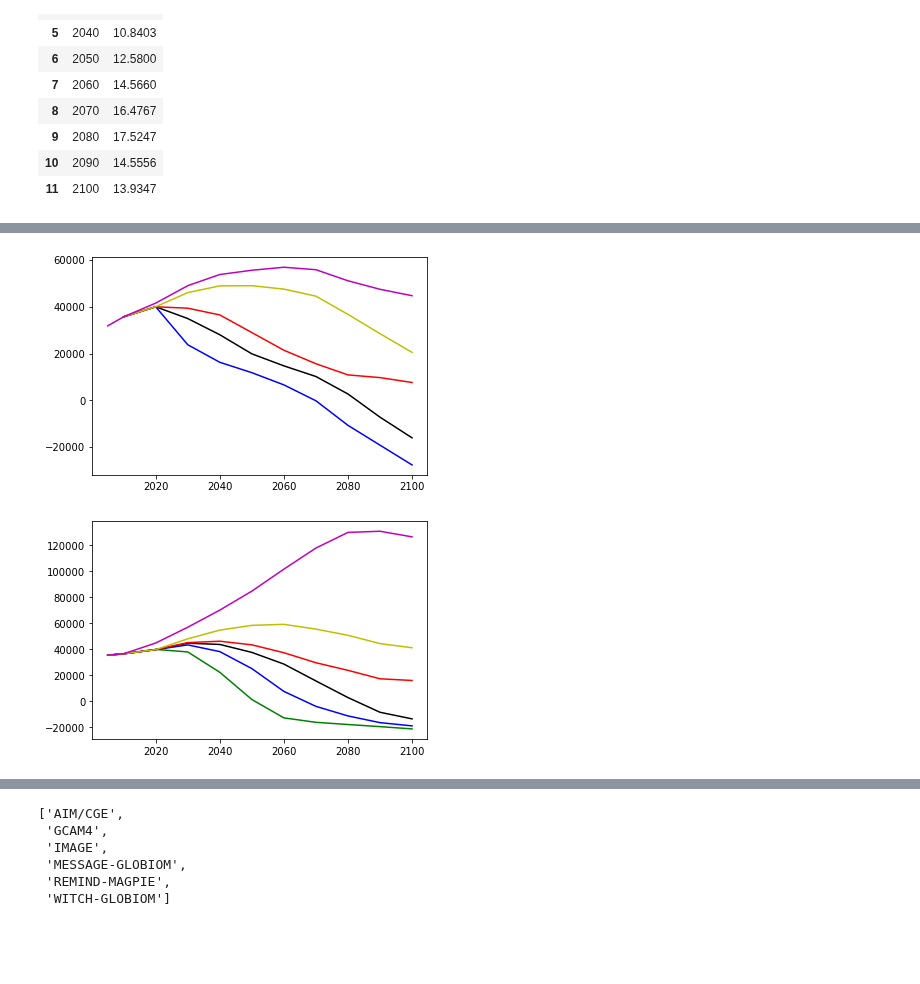
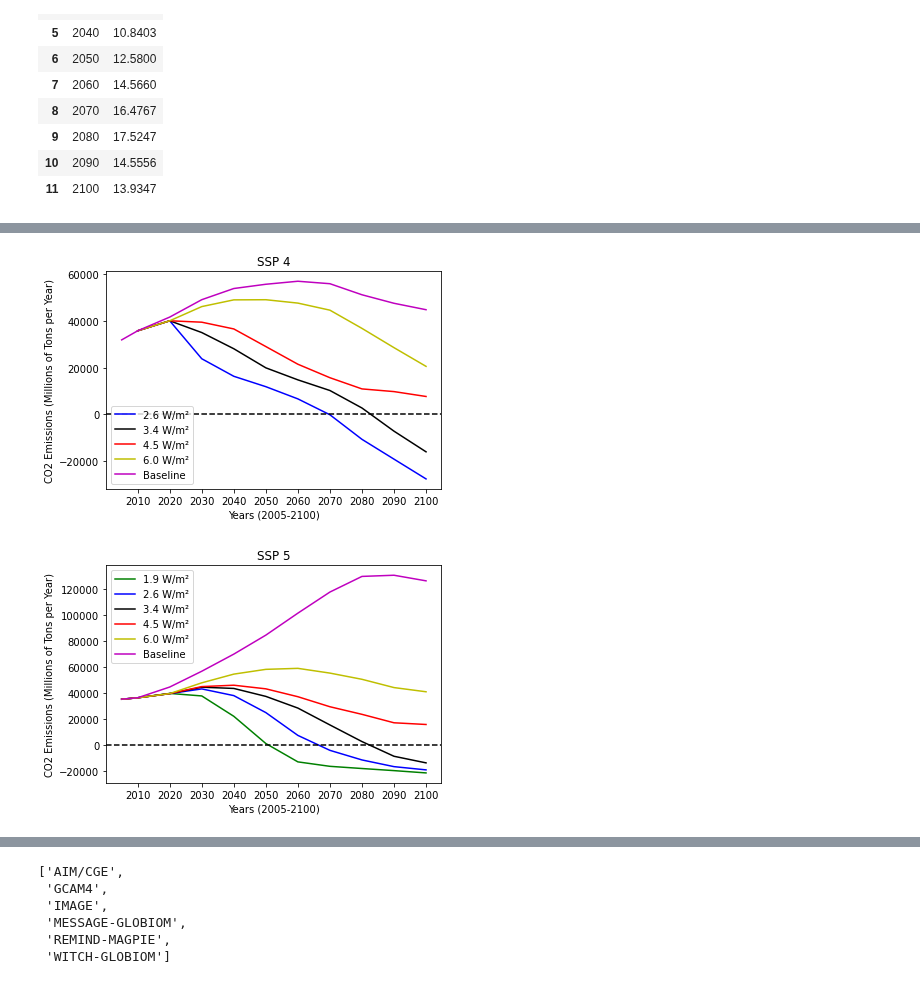
Before and after one commit to csun365/EPS-03, a Jupyter notebook: EPS-03.ipynb, the cells around one changed output, grey strips where cells are left out. Cells and saved outputs as stored; diff of their text form; code cells hidden in the pictures; blank space fills up the shorter version.

```diff
--- a/EPS-03.ipynb
+++ b/EPS-03.ipynb
@@ -141,21 +156,29 @@ plt.show()
 # %%
 ssp4 = ssp[(ssp['VARIABLE']=='Emissions|CO2') & (ssp['REGION']=='World') & (ssp['MODEL']=='GCAM4')]
-ssp4.iloc[12:17,:].reset_index()
+ssp4 = ssp4.iloc[12:17,:].reset_index()
 
-ssp4_26 = [value for value in ssp4.loc[0,'2005':]]
-ssp4_34 = [value for value in ssp4.loc[1,'2005':]]
-ssp4_45 = [value for value in ssp4.loc[2,'2005':]]
-ssp4_60 = [value for value in ssp4.loc[3,'2005':]]
+ssp4_26 = [value for value in ssp4.loc[0,'2010':]]
+ssp4_34 = [value for value in ssp4.loc[1,'2010':]]
+ssp4_45 = [value for value in ssp4.loc[2,'2010':]]
+ssp4_60 = [value for value in ssp4.loc[3,'2010':]]
 ssp4_baseline = [value for value in ssp4.loc[4,'2005':]]
 
-plt.plot(years_list, ssp4_26, c='b')
-plt.plot(years_list, ssp4_34, c='k')
-plt.plot(years_list, ssp4_45, c='r')
-plt.plot(years_list, ssp4_60, c='y')
+years_list_modified = years_list[1:]
+
+plt.plot(years_list_modified, ssp4_26, c='b')
+plt.plot(years_list_modified, ssp4_34, c='k')
+plt.plot(years_list_modified, ssp4_45, c='r')
+plt.plot(years_list_modified, ssp4_60, c='y')
 plt.plot(years_list, ssp4_baseline, c='m')
+plt.title('SSP 4')
+plt.xlabel('Years (2005-2100)')
+plt.ylabel('CO2 Emissions (Millions of Tons per Year)')
+plt.xticks(ticks=[i for i in years_list[1:]])
+plt.axhline(y=0, c='k', linestyle='--')
+plt.legend(['2.6 W/m\u00b2', '3.4 W/m\u00b2', '4.5 W/m\u00b2', '6.0 W/m\u00b2', 'Baseline'])
 plt.show()
 # %% [output]
-[figure, old version]
+[figure, new version]
 # %%
 ssp5 = ssp[(ssp['VARIABLE']=='Emissions|CO2') & (ssp['REGION']=='World') & (ssp['MODEL']=='REMIND-MAGPIE')]
 ssp5 = ssp5.iloc[11:17,:].reset_index()
@@ -173,6 +196,12 @@ plt.plot(years_list, ssp5_34, c='k')
 plt.plot(years_list, ssp5_45, c='r')
 plt.plot(years_list, ssp5_60, c='y')
 plt.plot(years_list, ssp5_baseline, c='m')
+plt.title('SSP 5')
+plt.xlabel('Years (2005-2100)')
+plt.ylabel('CO2 Emissions (Millions of Tons per Year)')
+plt.xticks(ticks=[i for i in years_list[1:]])
+plt.axhline(y=0, c='k', linestyle='--')
+plt.legend(['1.9 W/m\u00b2', '2.6 W/m\u00b2', '3.4 W/m\u00b2', '4.5 W/m\u00b2', '6.0 W/m\u00b2', 'Baseline'])
 plt.show()
 # %% [output]
-[figure, old version]
+[figure, new version]
```
Also changed, not shown: parts of 8 cells of this notebook.
